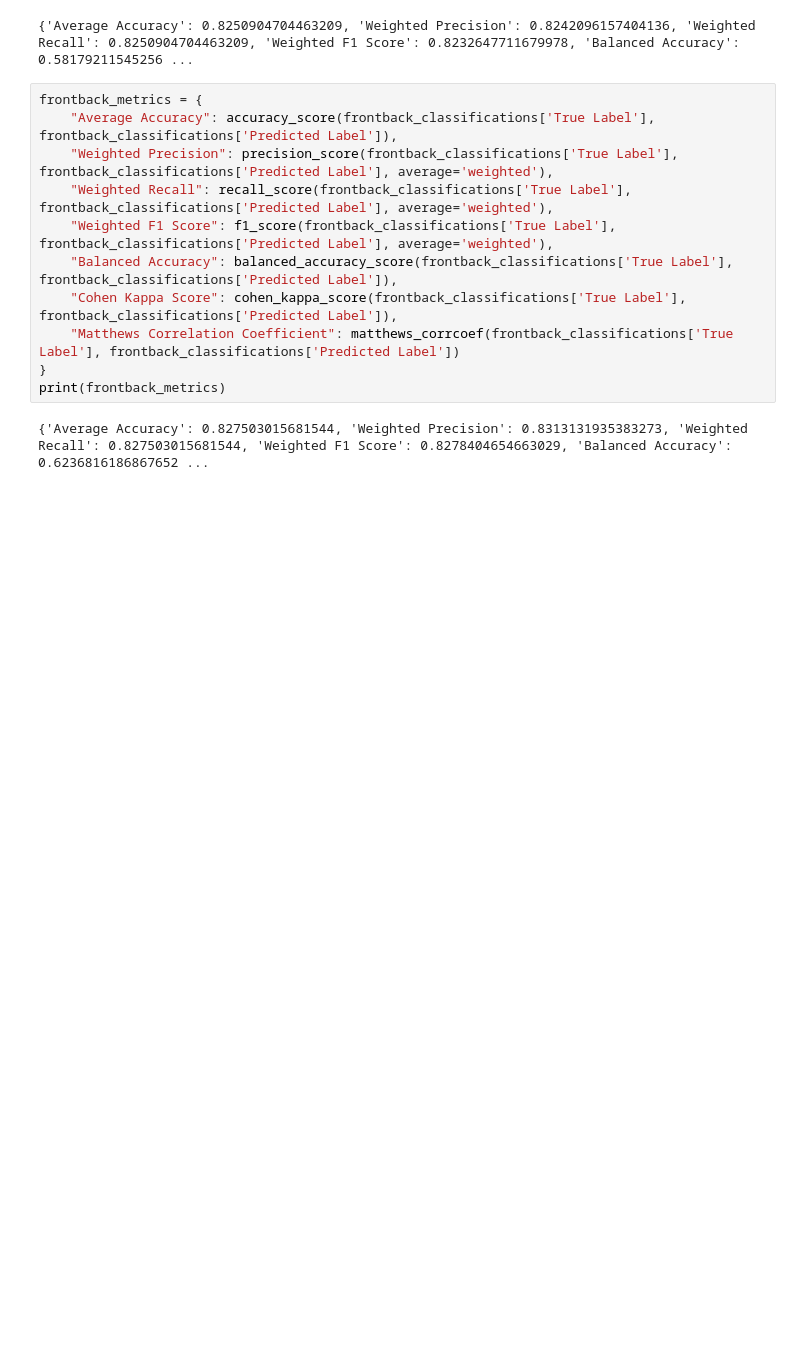
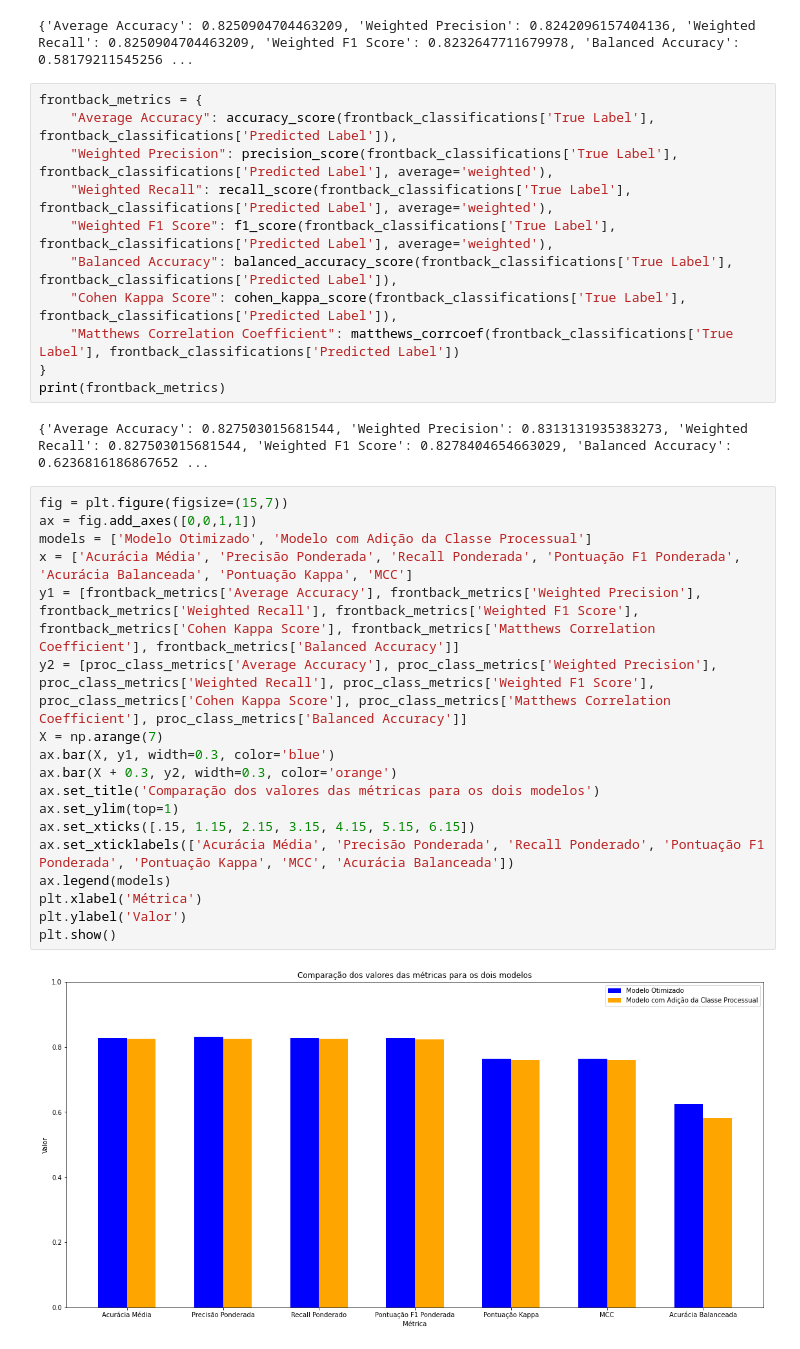
Before and after one commit to yurickyh/JudgementClassifier, a Jupyter notebook: model/Processual Class on Model-Word_Front_Back.ipynb, the cells around one changed output. Saved outputs shown, nothing was run; the diff lists cells and outputs as text; blank space fills up the shorter version.

```diff
--- a/model/Processual Class on Model-Word_Front_Back.ipynb
+++ b/model/Processual Class on Model-Word_Front_Back.ipynb
@@ -683,3 +685,23 @@ frontback_metrics = {
 print(frontback_metrics)
 # %% [output]
 {'Average Accuracy': 0.827503015681544, 'Weighted Precision': 0.8313131935383273, 'Weighted Recall': 0.827503015681544, 'Weighted F1 Score': 0.8278404654663029, 'Balanced Accuracy': 0.6236816186867652 ...
+# %%
+fig = plt.figure(figsize=(15,7))
+ax = fig.add_axes([0,0,1,1])
+models = ['Modelo Otimizado', 'Modelo com Adição da Classe Processual']
+x = ['Acurácia Média', 'Precisão Ponderada', 'Recall Ponderada', 'Pontuação F1 Ponderada', 'Acurácia Balanceada', 'Pontuação Kappa', 'MCC']
+y1 = [frontback_metrics['Average Accuracy'], frontback_metrics['Weighted Precision'], frontback_metrics['Weighted Recall'], frontback_metrics['Weighted F1 Score'], frontback_metrics['Cohen Kappa Score'], frontback_metrics['Matthews Correlation Coefficient'], frontback_metrics['Balanced Accuracy']]
+y2 = [proc_class_metrics['Average Accuracy'], proc_class_metrics['Weighted Precision'], proc_class_metrics['Weighted Recall'], proc_class_metrics['Weighted F1 Score'], proc_class_metrics['Cohen Kappa Score'], proc_class_metrics['Matthews Correlation Coefficient'], proc_class_metrics['Balanced Accuracy']]
+X = np.arange(7)
+ax.bar(X, y1, width=0.3, color='blue')
+ax.bar(X + 0.3, y2, width=0.3, color='orange')
+ax.set_title('Comparação dos valores das métricas para os dois modelos')
+ax.set_ylim(top=1)
+ax.set_xticks([.15, 1.15, 2.15, 3.15, 4.15, 5.15, 6.15])
+ax.set_xticklabels(['Acurácia Média', 'Precisão Ponderada', 'Recall Ponderado', 'Pontuação F1 Ponderada', 'Pontuação Kappa', 'MCC', 'Acurácia Balanceada'])
+ax.legend(models)
+plt.xlabel('Métrica')
+plt.ylabel('Valor')
+plt.show()
+# %% [output]
+[figure, added]
```
Also changed, not shown: parts of 2 cells of this notebook.
